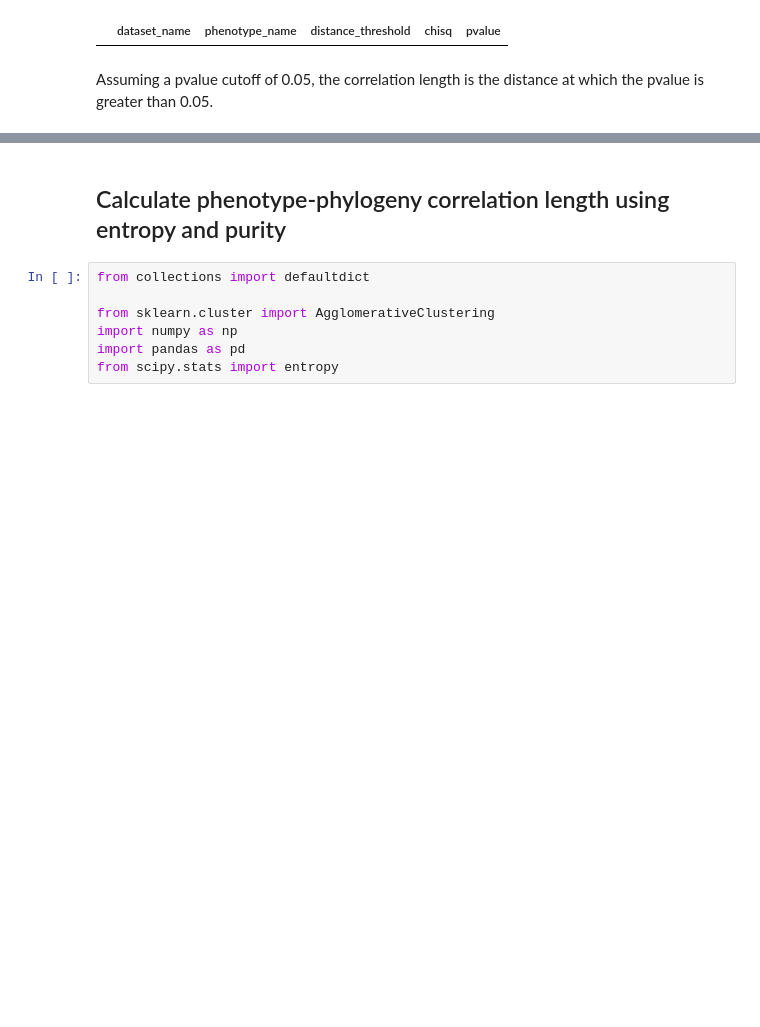
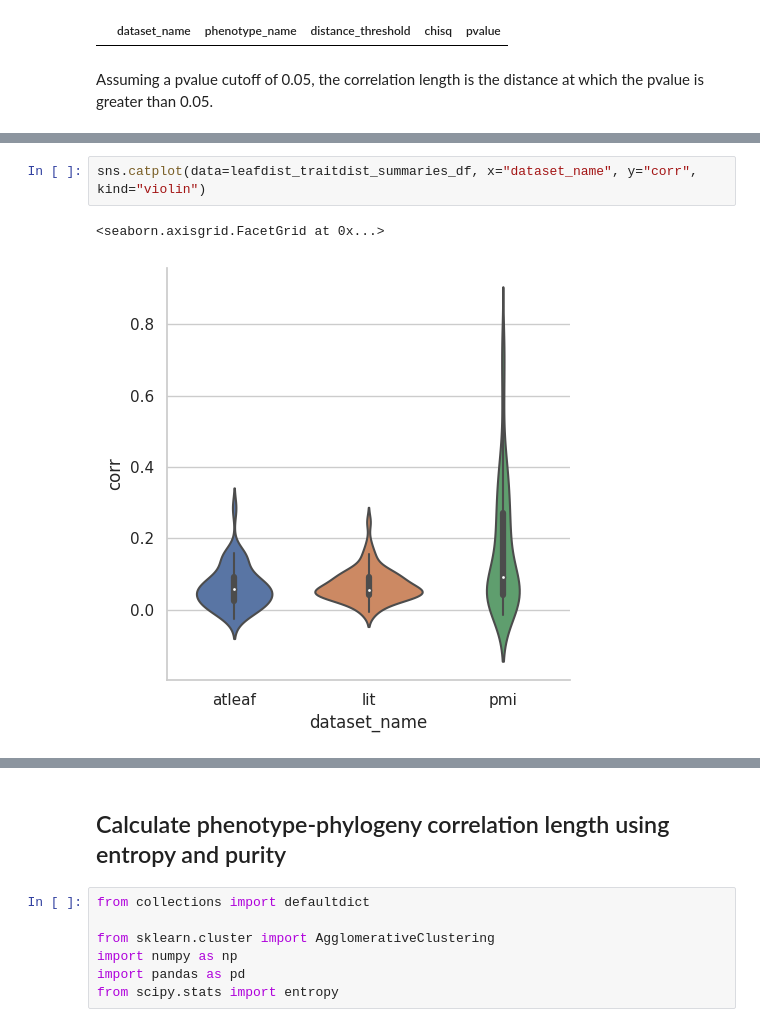
Before and after one commit to kbasecollaborations/trait-prediction, a Jupyter notebook: notebooks/phenotype_phylogenecy_corr.ipynb, the cells around one changed output, grey strips where cells are left out. Drawn from its saved outputs; the diff is of its cells as text; blank space fills up the shorter version.

```diff
--- a/notebooks/phenotype_phylogenecy_corr.ipynb
+++ b/notebooks/phenotype_phylogenecy_corr.ipynb
@@ -261,0 +321,5 @@ g.add_legend()
+# %%
+sns.catplot(data=leafdist_traitdist_summaries_df, x="dataset_name", y="corr", kind="violin")
+# %% [output]
+<seaborn.axisgrid.FacetGrid at 0x...>
+[figure, added]
```
Also changed, not shown: parts of 13 cells of this notebook, 2 other files.
